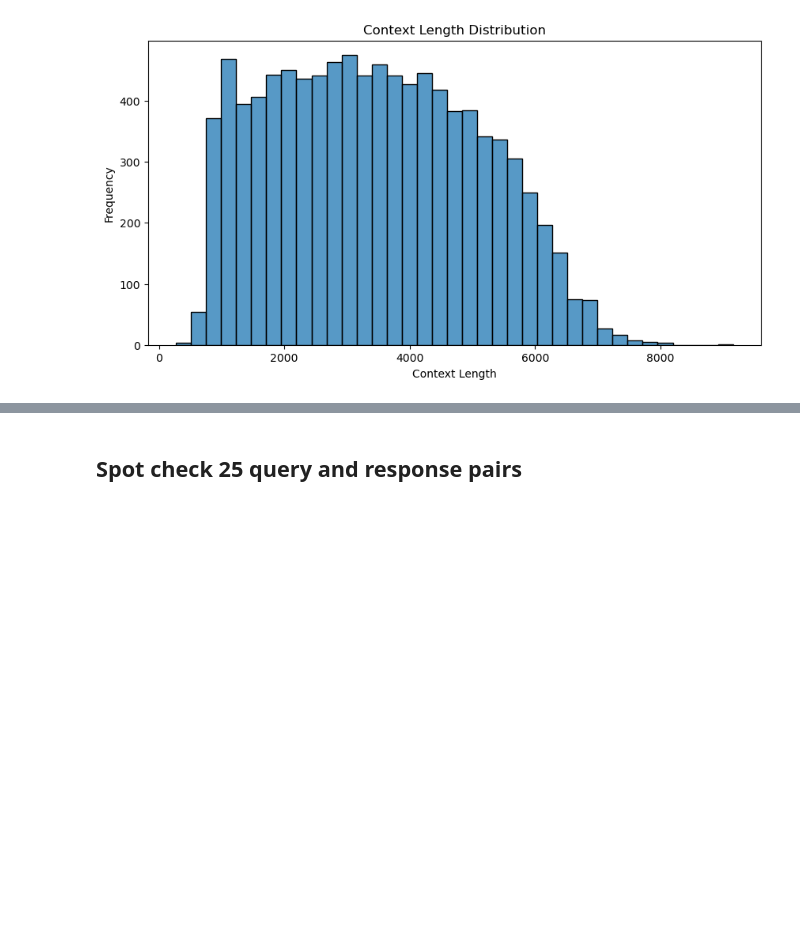
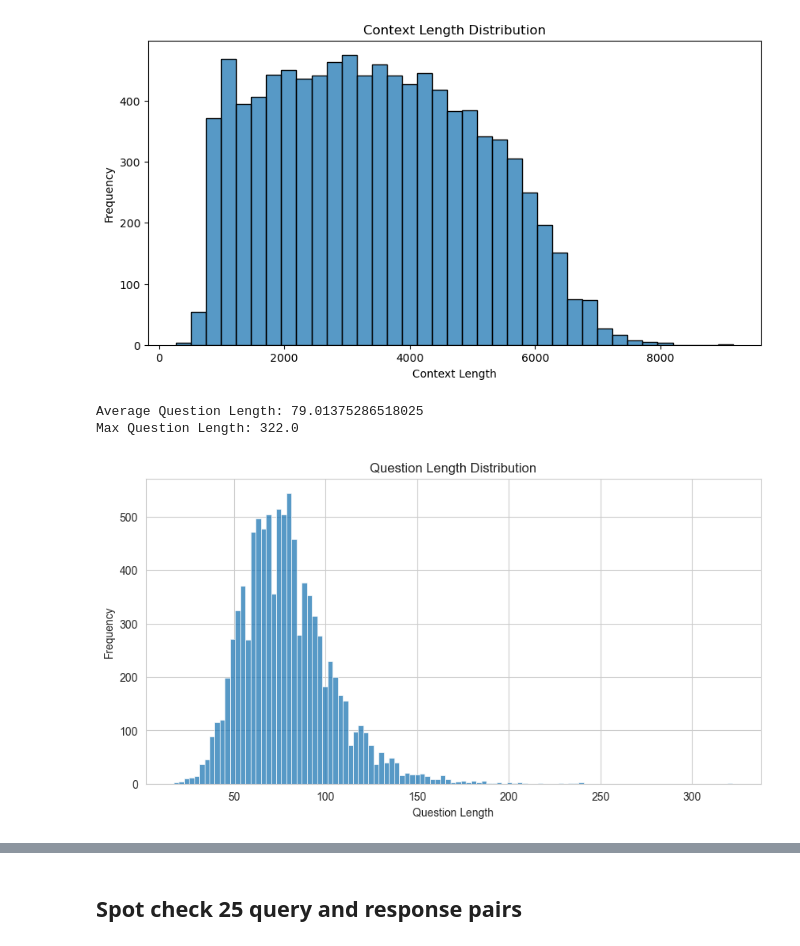
Before and after one commit to NU-MSAI-Practicum/advanced_rag_team_twain, a Jupyter notebook: EDA.ipynb, the cells around one changed output, grey strips where cells are left out. Drawn from its saved outputs; the diff is of its cells as text; code cells hidden in the pictures; blank space fills up the shorter version.

```diff
--- a/EDA.ipynb
+++ b/EDA.ipynb
@@ -16,0 +9,3 @@ df.head(2)
+# %%
+df = pd.read_parquet(RAW_TRAIN_DATA_PATH)
+df.head(2)
@@ -34,3 +42,23 @@ ax.set_ylabel('Frequency')
 plt.show()
 # %% [output]
 [figure]
+# %%
+# Avgerage Question Length
+question_lengths = df['question'].str.len()
+print(f'Average Question Length: {question_lengths.mean()}')
+
+# Max Question Length
+question_lengths = df['question'].str.len()
+print(f'Max Question Length: {question_lengths.max()}')
+# %% [output]
+Average Question Length: 79.01375286518025
+Max Question Length: 322.0
+# %%
+fig, ax = plt.subplots(1, 1, figsize=(10, 5))
+sns.histplot(question_lengths, ax=ax)
+ax.set_title('Question Length Distribution')
+ax.set_xlabel('Question Length')
+ax.set_ylabel('Frequency')
+plt.show()
+# %% [output]
+[figure, added]
```
Also changed, not shown: parts of 8 cells of this notebook.
